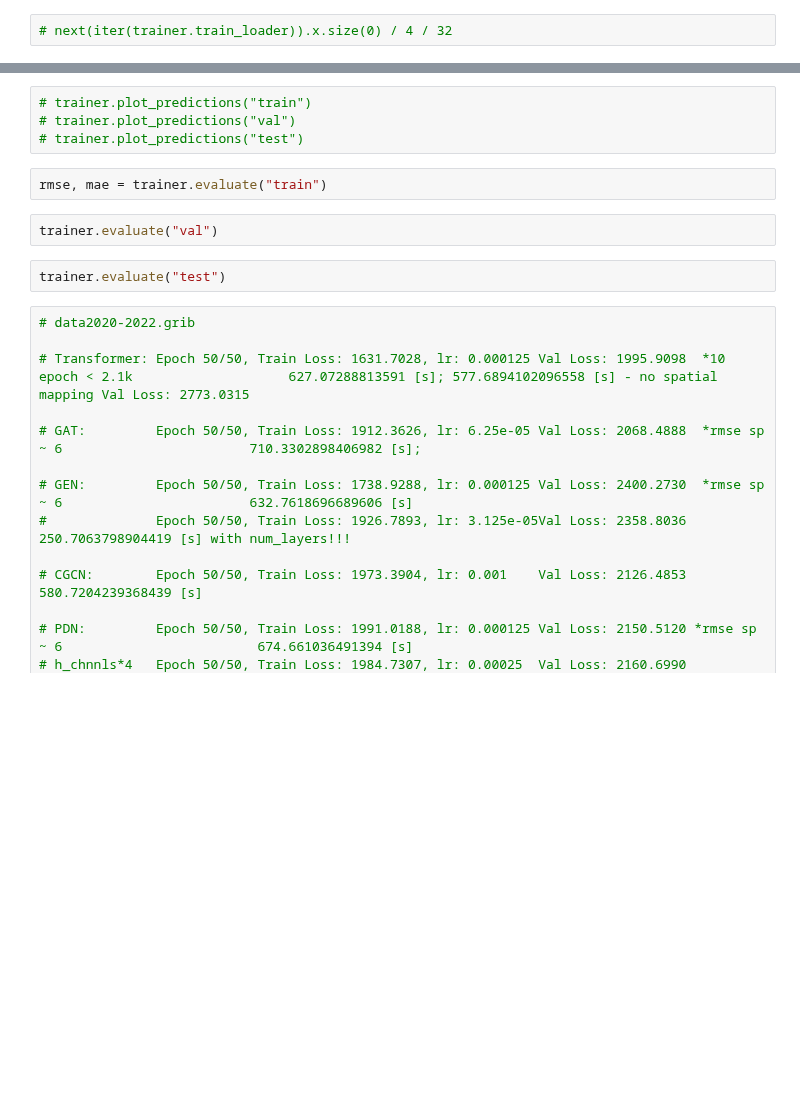
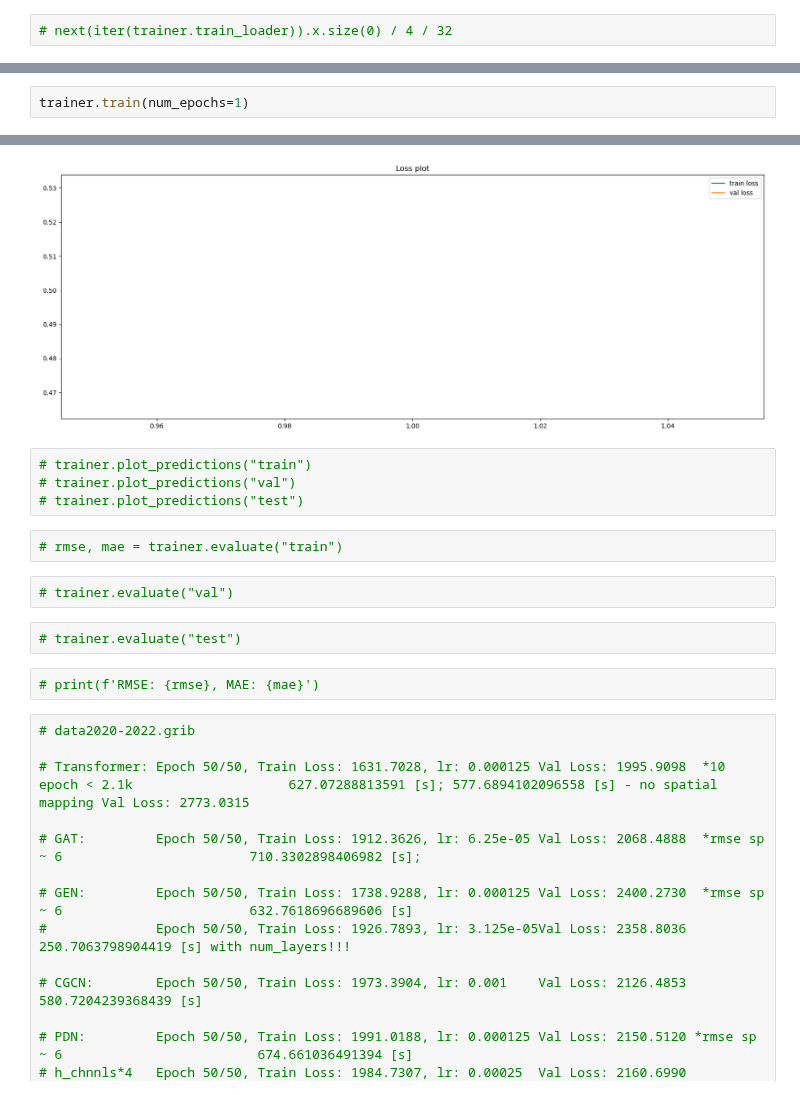
Before and after one commit to iwamaciek/stwp, a Jupyter notebook: demos/gnn-demo.ipynb, the cells around one changed output, grey strips where cells are left out. Saved outputs shown, nothing was run; the diff lists cells and outputs as text; blank space fills up the shorter version.

```diff
--- a/demos/gnn-demo.ipynb
+++ b/demos/gnn-demo.ipynb
@@ -33,0 +49,3 @@ RuntimeError: shape '[1, 1536, 32]' is invalid for input of size 36000
+# %%
+trainer.train(num_epochs=1)
+# %% [output]
@@ -34,13 +56,16 @@ RuntimeError: shape '[1, 1536, 32]' is invalid for input of size 36000
+[figure, added]
 # %%
 # trainer.plot_predictions("train")
 # trainer.plot_predictions("val")
 # trainer.plot_predictions("test")
 # %%
-rmse, mae = trainer.evaluate("train")
+# rmse, mae = trainer.evaluate("train")
 # %%
-trainer.evaluate("val")
+# trainer.evaluate("val")
 # %%
-trainer.evaluate("test")
+# trainer.evaluate("test")
+# %%
+# print(f'RMSE: {rmse}, MAE: {mae}')
 # %%
 # data2020-2022.grib
 
```
Also changed, not shown: parts of 7 cells of this notebook, 6 other files.
